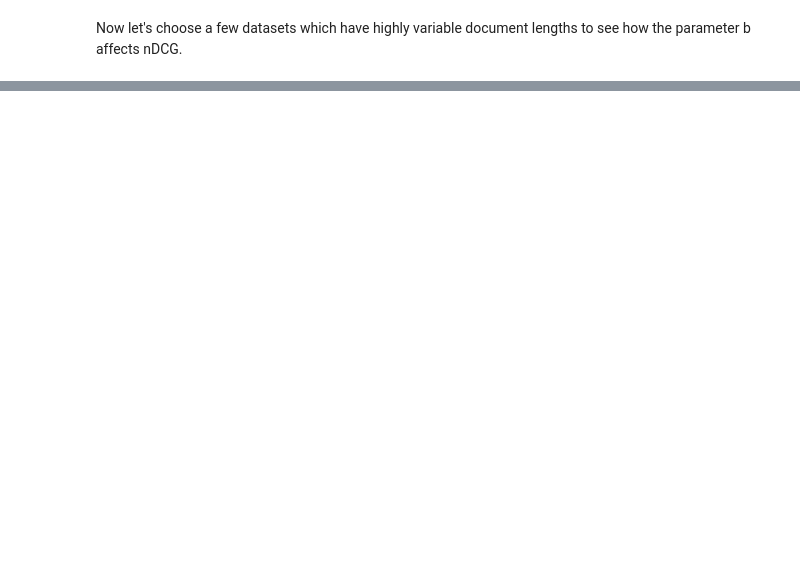
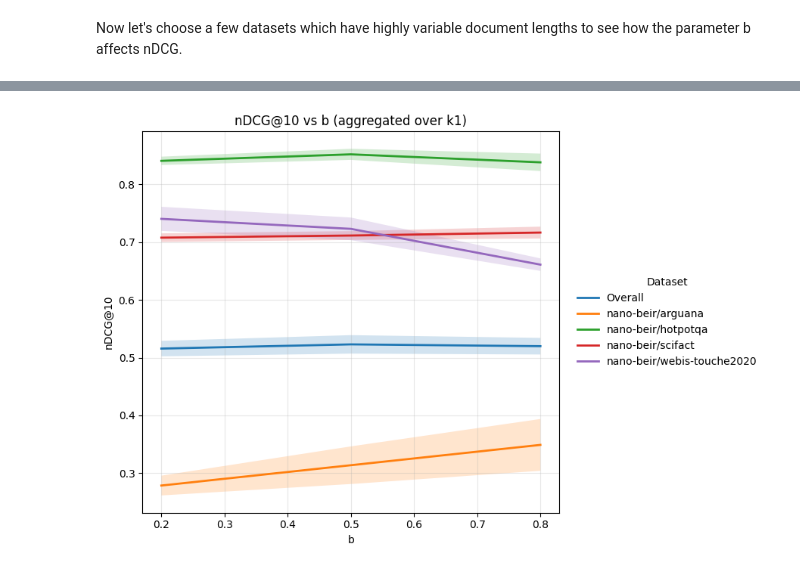
Before and after one commit to Parry-Parry/suiteeval, a Jupyter notebook: demo/example.ipynb, the cells around one changed output, grey strips where cells are left out. Saved outputs shown, nothing was run; the diff lists cells and outputs as text; code cells hidden in the pictures; blank space fills up the shorter version.

```diff
--- a/demo/example.ipynb
+++ b/demo/example.ipynb
@@ -52,8 +192,8 @@ We will use PyTerrier-PISA to quickly index and execute many queries
 
 We are going to explore values of k1 and b.
 # %%
-K1_VALUES = np.arange(0.1, 3.0, 0.1)
-B_VALUES = np.arange(0.0, 1.0, 0.1)
+K1_VALUES = np.arange(0.1, 3.0, 0.5)
+B_VALUES = np.arange(0.25, 1.0, 0.25)
 
 def bm25_sweep(context: DatasetContext):
     index = PisaIndex(join(context.path, "index.pisa")) # context.path is a temporary directory
@@ -61,7 +201,7 @@ def bm25_sweep(context: DatasetContext):
 
     for K_1 in K1_VALUES:
         for B in B_VALUES:
-            yield index.bm25(k_1=K_1, b=B), "BM25(k1={:.1f}, b={:.1f})".format(K_1, B) # When we yield a model and a name, this name is passed to PyTerrier
+            yield index.bm25(k1=K_1, b=B), "BM25(k1={:.1f}, b={:.1f})".format(K_1, B) # When we yield a model and a name, this name is passed to PyTerrier
 # %% [markdown]
 Now we can execute our pipeline. Under the hood we are creating indexes and models dynamically and running benchmarks across all datasets.
 # %%
@@ -71,8 +293,8 @@ Let's parse our values from the model names.
 # %%
 name_pattern = re.compile(r'BM25\(k1=([0-9.]+), b=[0-9.]+\)')
 
-results['k1'] = results['model'].apply(lambda x: float(name_pattern.match(x).group(1)))
-results['b'] = results['model'].apply(lambda x: float(re.search(r'b=([0-9.]+)\)', x).group(1)))
+results['k1'] = results['name'].apply(lambda x: float(name_pattern.match(x).group(1)))
+results['b'] = results['name'].apply(lambda x: float(re.search(r'b=([0-9.]+)\)', x).group(1)))
 # %% [markdown]
 ## Exploring our Results
 
@@ -82,2 +307,6 @@ plot_optimal(results)
 # %% [markdown]
 Now let's choose a few datasets which have highly variable document lengths to see how the parameter b affects nDCG.
+# %%
+SUBSET = ['nano-beir/arguana', 'nano-beir/webis-touche2020', 'nano-beir/scifact', 'nano-beir/hotpotqa', 'Overall']
+
+filtered_results = results[results.dataset.astype(str).isin(SUBSET)]
@@ -83,0 +329,4 @@ Now let's choose a few datasets which have highly variable document lengths to s
+# %%
+plot_metric_vs_b(filtered_results)
+# %% [output]
+[figure, added]
```
Also changed, not shown: parts of 6 cells of this notebook, 1 other file.
